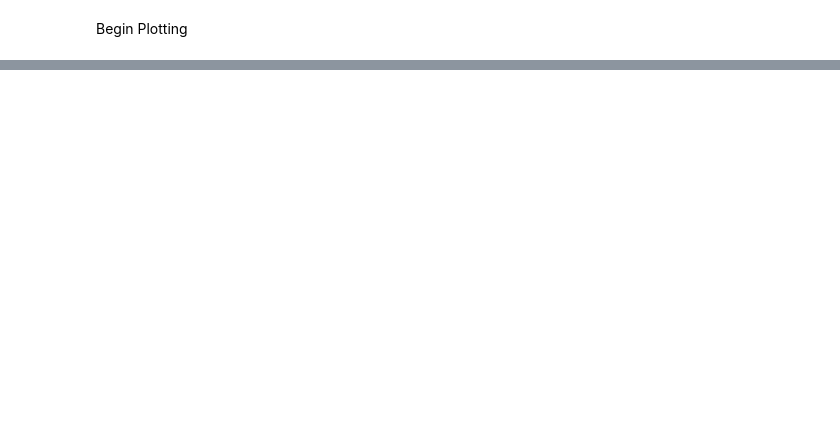
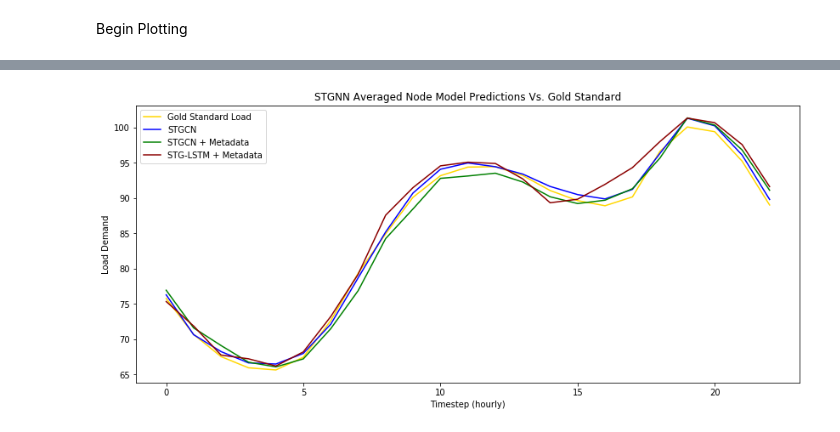
Before and after one commit to austnbell/energyDemand, a Jupyter notebook: evaluation/finalEval.ipynb, the cells around one changed output, grey strips where cells are left out. Saved outputs shown, nothing was run; the diff lists cells and outputs as text; code cells hidden in the pictures; blank space fills up the shorter version.

```diff
--- a/evaluation/finalEval.ipynb
+++ b/evaluation/finalEval.ipynb
@@ -47,0 +58,25 @@ plotPredictions(target, stgcn_preds, stgcn_metadata_preds, 1300, 20)
+# %%
+def plotNodePredictions(target, stgcn_preds, stgcn_metadata_preds, stglstm_metadata_preds, node):
+    t = np.mean(target, axis = 0)[node]
+    stgcn = np.mean(stgcn_preds, axis = 0)[node]
+    stgcn_meta = np.mean(stgcn_metadata_preds, axis = 0)[node]
+    stglstm_meta = np.mean(stglstm_metadata_preds, axis = 0)[node]
+
+
+    plt.figure(figsize=(14,6))
+    plt.title('STGNN Averaged Node Model Predictions Vs. Gold Standard')
+    plt.plot(t, label = "Gold Standard Load", color = "gold")
+
+    plt.plot(stgcn, label = "STGCN", color = "blue")
+    plt.plot(stgcn_meta, label = "STGCN + Metadata", color = "green")
+    plt.plot(stglstm_meta, label = "STG-LSTM + Metadata", color = "darkred")
+
+
+    plt.xlabel("Timestep (hourly)")
+    plt.ylabel("Load Demand")
+    plt.legend()
+    plt.show()
+# %%
+plotNodePredictions(target, stgcn_preds, stgcn_metadata_preds, stglstm_metadata_preds, 0)
+# %% [output]
+[figure, added]
```
Also changed, not shown: parts of 10 cells of this notebook, 12 other files.
